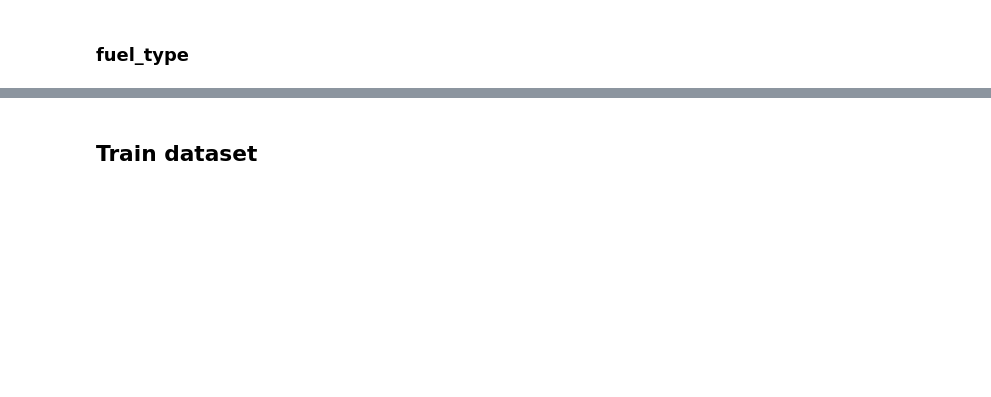
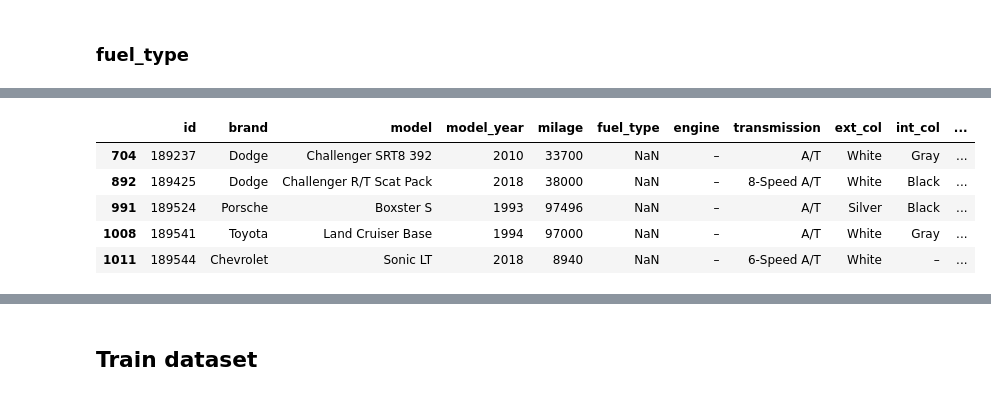
Before and after one commit to floryhblt/used_car_prices, a Jupyter notebook: notebooks/cleaning_paola.ipynb, the cells around one changed output, grey strips where cells are left out. Cells and saved outputs as stored; diff of their text form; code cells hidden in the pictures; blank space fills up the shorter version.

```diff
--- a/notebooks/cleaning_paola.ipynb
+++ b/notebooks/cleaning_paola.ipynb
@@ -89,0 +90,9 @@ dtype: int64
+# %%
+# Replace '-' and 'not supported' entries with NaN
+test['fuel_type'] = test['fuel_type'].replace(['–', 'not supported'], np.nan)
+
+# Group 'Plug-In Hybrid' with 'Hybrid' and 'E85 Flex Fuel' with 'Gasoline'
+test['fuel_type'] = test['fuel_type'].replace({
+    'Plug-In Hybrid': 'Hybrid',
+    'E85 Flex Fuel': 'Gasoline'
+})
@@ -89,0 +134,9 @@ dtype: int64
+# %%
+test[test['fuel_type'].isnull()].head()
+# %% [output]
+|  | id | brand | model | model_year | milage | fuel_type | engine | transmission | ext_col | int_col | ... |
+| 704 | 189237 | Dodge | Challenger SRT8 392 | 2010 | 33700 | NaN | – | A/T | White | Gray | ... |
+| 892 | 189425 | Dodge | Challenger R/T Scat Pack | 2018 | 38000 | NaN | – | 8-Speed A/T | White | Black | ... |
+| 991 | 189524 | Porsche | Boxster S | 1993 | 97496 | NaN | – | A/T | Silver | Black | ... |
+| 1008 | 189541 | Toyota | Land Cruiser Base | 1994 | 97000 | NaN | – | A/T | White | Gray | ... |
+| 1011 | 189544 | Chevrolet | Sonic LT | 2018 | 8940 | NaN | – | 6-Speed A/T | White | – | ... |
```
Also changed, not shown: parts of 35 cells of this notebook, 1 other file.
